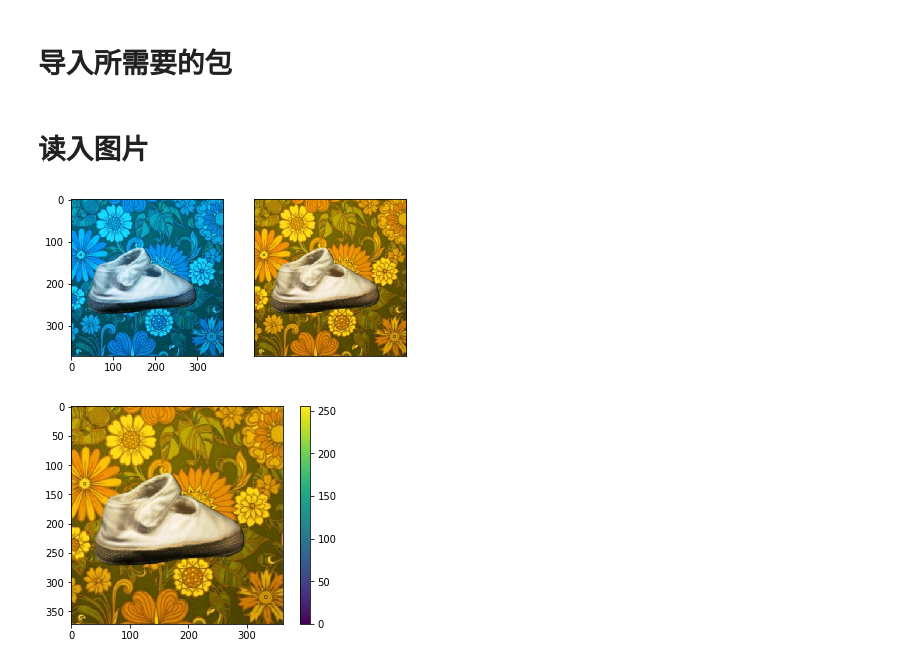
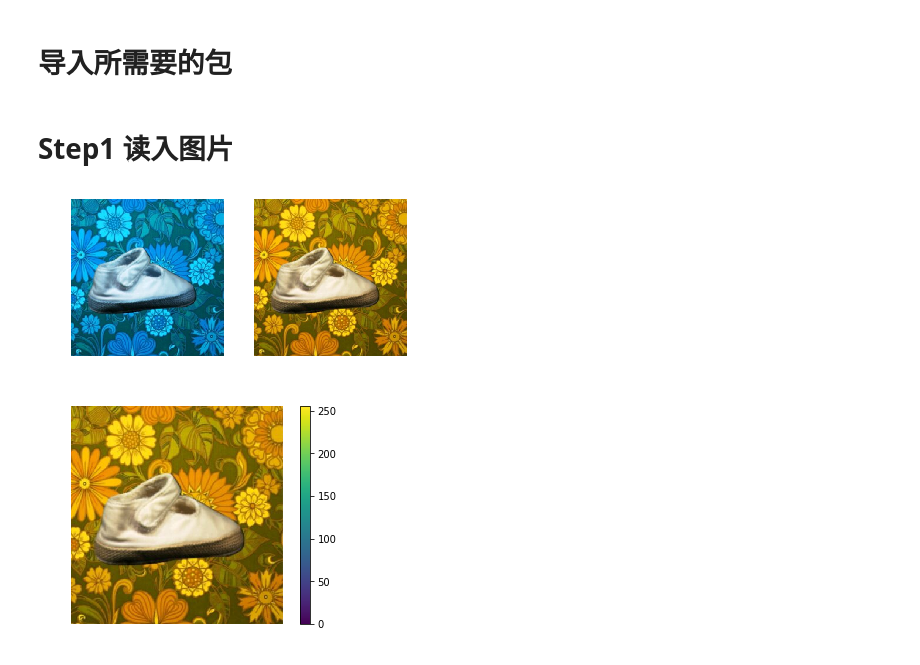
Before and after one commit to YueLiu-coder/Saliency_based_image_segmentation, a Jupyter notebook: Saliency_based_image_segmentation.ipynb, the cells around one changed output. Cells and saved outputs as stored; diff of their text form; code cells hidden in the pictures.

```diff
--- a/Saliency_based_image_segmentation.ipynb
+++ b/Saliency_based_image_segmentation.ipynb
@@ -9,23 +10,27 @@ from skimage.segmentation import mark_boundaries
 from skimage.util import img_as_float
 from skimage import io
 # %% [markdown]
-# 读入图片
+# Step1 读入图片
 # %%
 # 读入图片，用cv2读入，为bgr形式
 image_ = cv2.imread('./test.png')
 # 将图片转换为rgb形式，matplotlib为rbg形式
 image = cv2.cvtColor(image_, cv2.COLOR_BGR2RGB)
 # 显示bgr形式图，错误！
-plt.subplot(121),plt.imshow(image_)
+plt.subplot(121)
+plt.axis('off')
+plt.imshow(image_)
 # 显示rgb形式图，正确！
 plt.subplot(122)
-plt.xticks([]), plt.yticks([])
+plt.axis('off')
 plt.imshow(image)
 plt.show()
 # %% [output]
-[figure, old version]
+[figure, new version]
 # %%
-plt.imshow(image),plt.colorbar()
+plt.imshow(image)
+plt.axis('off')
+plt.colorbar()
 plt.show()
 # %% [output]
-[figure, old version]
+[figure, new version]
```
Also changed, not shown: parts of 8 cells of this notebook, 2 other files.
